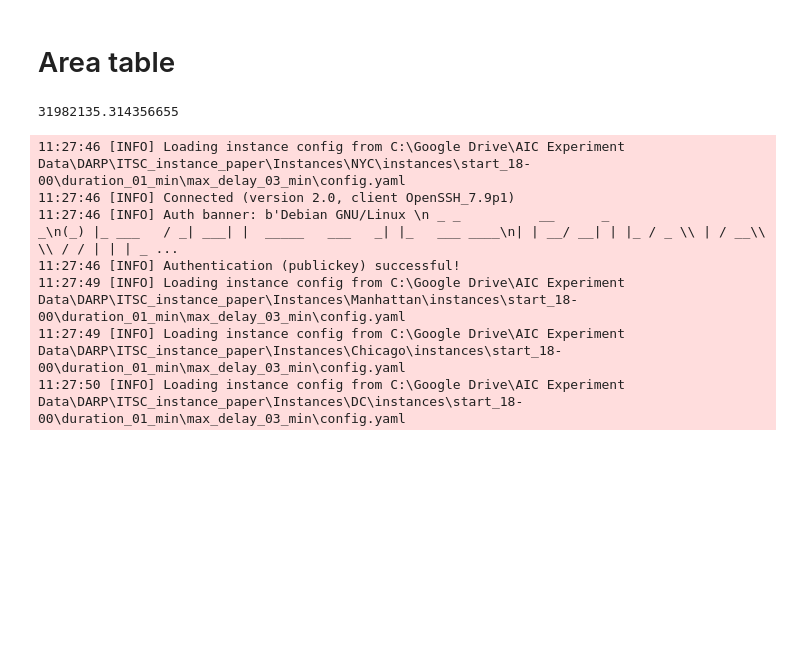
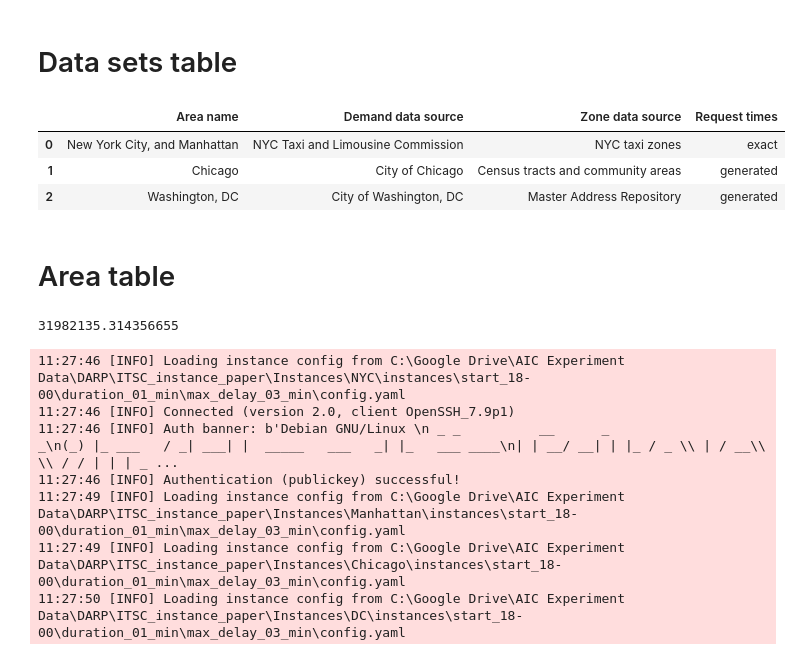
Before and after one commit to aicenter/Ridesharing_DARP_instances, a Jupyter notebook: python/nb/ITSC instance Figures.ipynb, the cells around one changed output. Saved outputs shown, nothing was run; the diff lists cells and outputs as text; code cells hidden in the pictures; blank space fills up the shorter version.

Commit message:
data sources table, QGIS files

```diff
--- a/python/nb/ITSC instance Figures.ipynb
+++ b/python/nb/ITSC instance Figures.ipynb
@@ -32,6 +32,23 @@ areas = [
     dict(name='Chicago', id=19, dataset_ids=[1], srid=26916, zone_types=[0, 1]),
     dict(name='DC', id=22, dataset_ids=[7], srid=32618, zone_types=[4])
 ]
+# %% [markdown]
+# Data sets table
+# %%
+datasets = pd.DataFrame(
+    {
+        'Area name': ['New York City, and Manhattan', 'Chicago', 'Washington, DC'],
+        'Demand data source': ['NYC Taxi and Limousine Commission', 'City of Chicago', 'City of Washington, DC'],
+        'Zone data source': ['NYC taxi zones', 'Census tracts and community areas', 'Master Address Repository'],
+        'Request times': ['exact', 'generated', 'generated']
+    }
+)
+datasets
+# %% [output]
+|  | Area name | Demand data source | Zone data source | Request times |
+| 0 | New York City, and Manhattan | NYC Taxi and Limousine Commission | NYC taxi zones | exact |
+| 1 | Chicago | City of Chicago | Census tracts and community areas | generated |
+| 2 | Washington, DC | City of Washington, DC | Master Address Repository | generated |
 # %% [markdown]
 # Area table
 # %%
```
Also changed, not shown: parts of 1 cell of this notebook, 7 other files.
